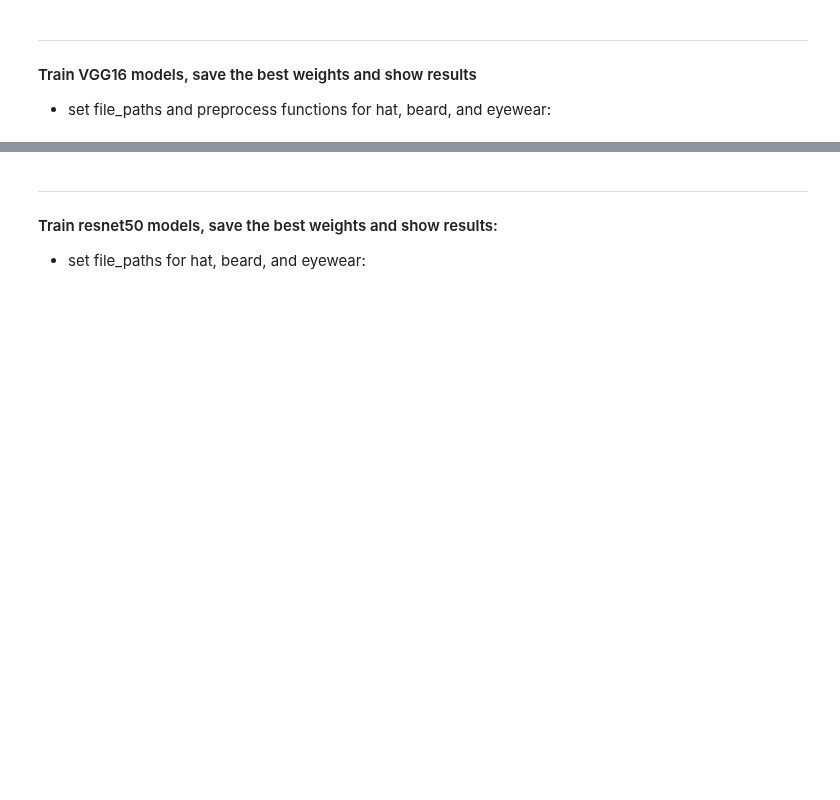
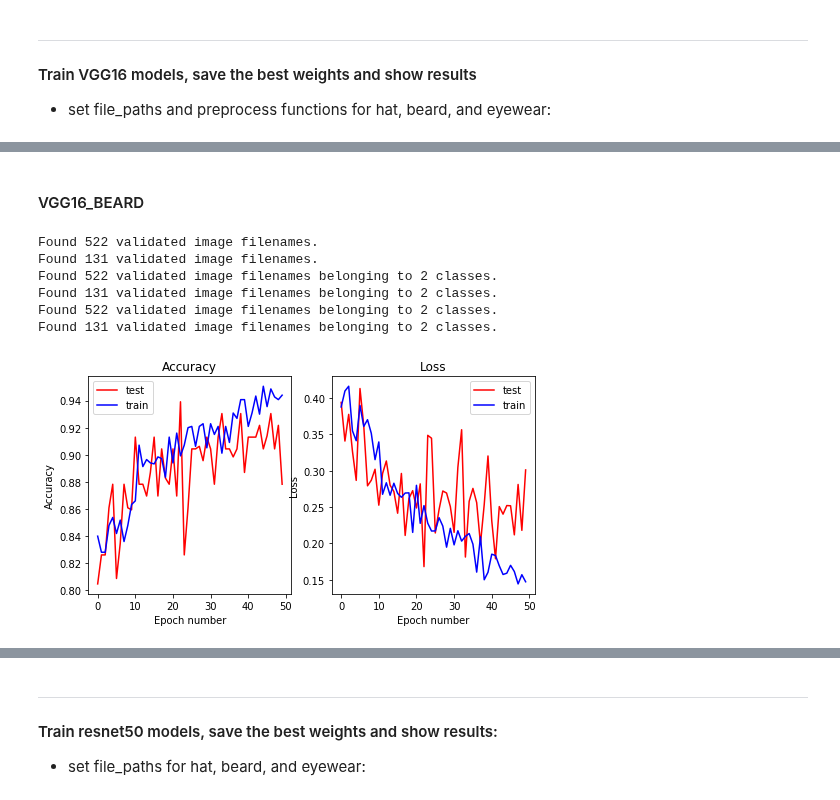
Before and after one commit to mzhou356/img2recommender, a Jupyter notebook: notebooks/vgg16_resnet50_model_tuning.ipynb, the cells around one changed output, grey strips where cells are left out. Saved outputs shown, nothing was run; the diff lists cells and outputs as text; code cells hidden in the pictures; blank space fills up the shorter version.

```diff
--- a/notebooks/vgg16_resnet50_model_tuning.ipynb
+++ b/notebooks/vgg16_resnet50_model_tuning.ipynb
@@ -225,0 +129,17 @@ weighted avg       0.98      0.98      0.98       653
+# %% [markdown]
+#### VGG16_BEARD
+# %%
+# intialize classifier and tune beard Classifier
+beard_vgg16 = mte.BaseClassifier('beard',RESCALE_V,PROCESS_FUNC_V,DIM_V,VGG16,'vgg16')
+beard_vgg16.save_bottleneck_features(FILE_PATH1_BEARD_V,FILE_PATH2_BEARD_V)
+beard_vgg16.train_top_model(50,FILE_PATH3_BEARD_V,verbose=0)
+beard_vgg16.fine_tune_model(50,FILE_PATH4_BEARD_V)
+beard_vgg16.plot_model_history()
+# %% [output]
+Found 522 validated image filenames.
+Found 131 validated image filenames.
+Found 522 validated image filenames belonging to 2 classes.
+Found 131 validated image filenames belonging to 2 classes.
+Found 522 validated image filenames belonging to 2 classes.
+Found 131 validated image filenames belonging to 2 classes.
+[figure, added]
```
Also changed, not shown: parts of 47 cells of this notebook, 1 other file.
